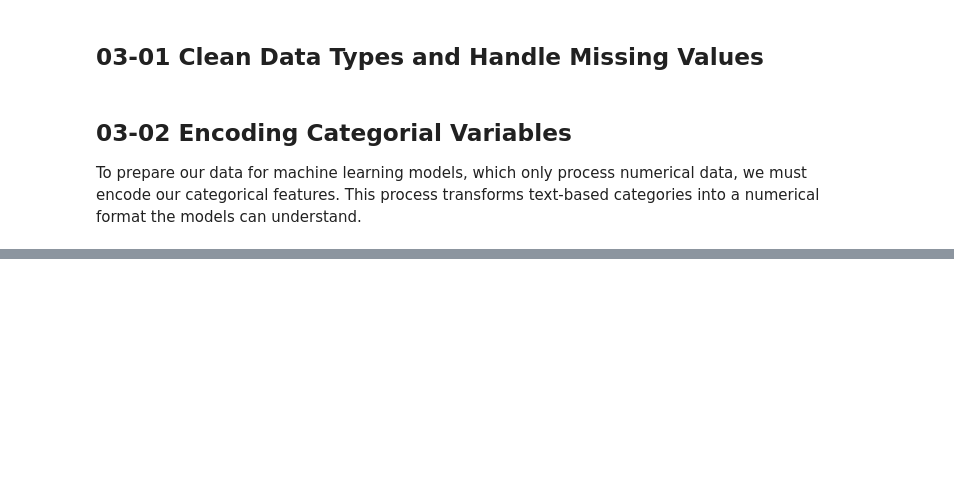
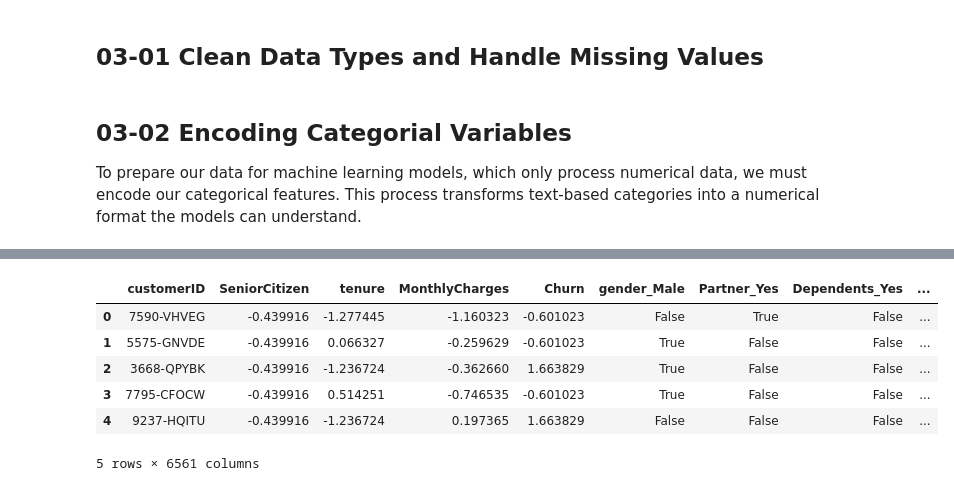
Before and after one commit to Javadhamidi99/Customer-Churn-Prediction-for-a-Telecome-Company--Business-Marketing, a Jupyter notebook: Data/Customer Subscribtion Churn.ipynb, the cells around one changed output, grey strips where cells are left out. Saved outputs shown, nothing was run; the diff lists cells and outputs as text; code cells hidden in the pictures; blank space fills up the shorter version.

```diff
--- a/Data/Customer Subscribtion Churn.ipynb
+++ b/Data/Customer Subscribtion Churn.ipynb
@@ -158,0 +164,13 @@ df_ml.head()
+# %%
+scaler = StandardScaler()
+numerical_cols = df_ml.select_dtypes(include= ('float64' , 'int64')).columns
+df_ml[numerical_cols] = scaler.fit_transform(df[numerical_cols])
+df_ml.head()
+# %% [output]
+|  | customerID | SeniorCitizen | tenure | MonthlyCharges | Churn | gender_Male | Partner_Yes | Dependents_Yes | ... |
+| 0 | 7590-VHVEG | -0.439916 | -1.277445 | -1.160323 | -0.601023 | False | True | False | ... |
+| 1 | 5575-GNVDE | -0.439916 | 0.066327 | -0.259629 | -0.601023 | True | False | False | ... |
+| 2 | 3668-QPYBK | -0.439916 | -1.236724 | -0.362660 | 1.663829 | True | False | False | ... |
+| 3 | 7795-CFOCW | -0.439916 | 0.514251 | -0.746535 | -0.601023 | True | False | False | ... |
+| 4 | 9237-HQITU | -0.439916 | -1.236724 | 0.197365 | 1.663829 | False | False | False | ... |
+5 rows × 6561 columns
```
Also changed, not shown: parts of 4 cells of this notebook.
